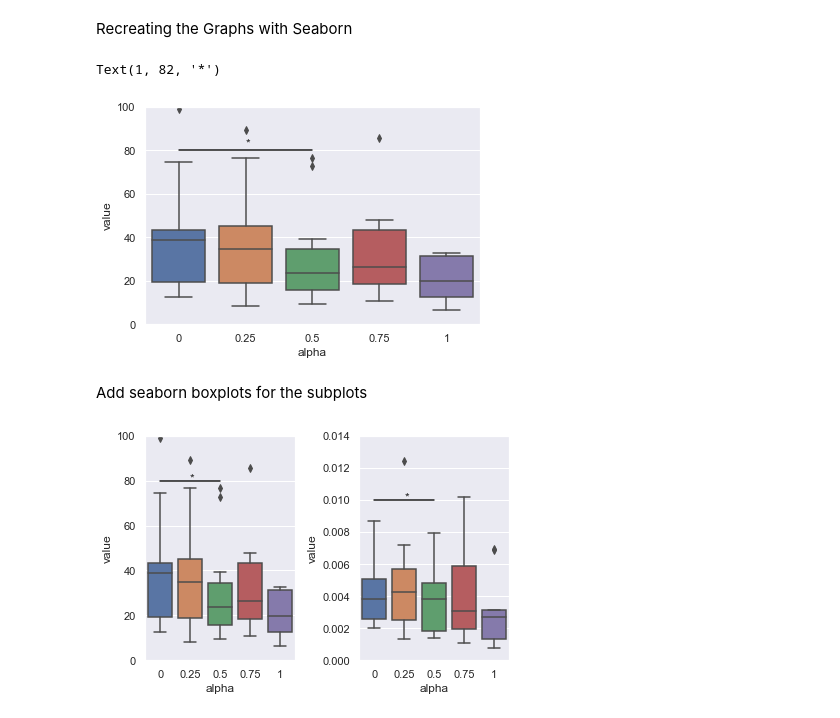
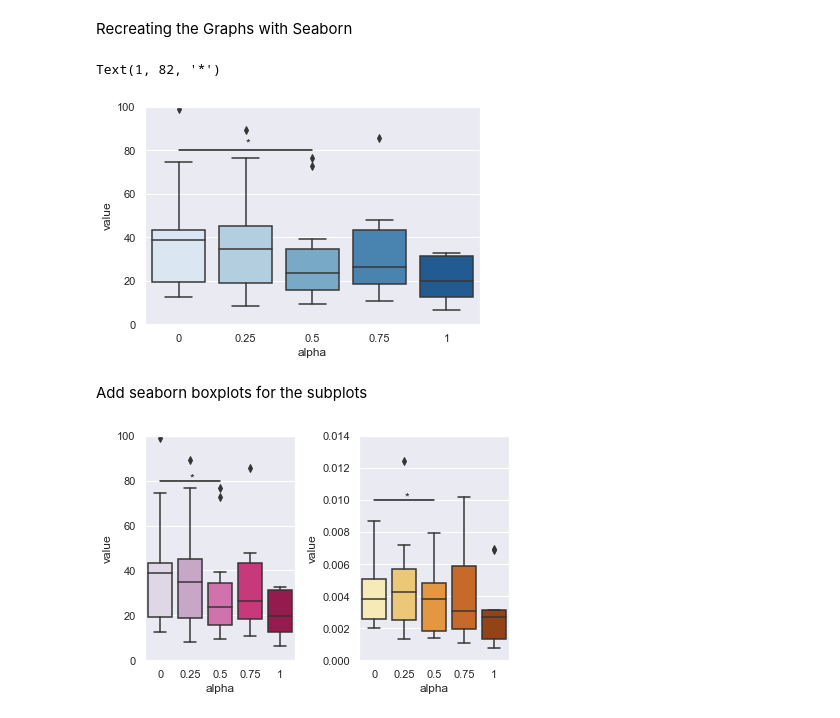
Before and after one commit to code2320/sensorimotor_fusion, a Jupyter notebook: analysis/Fusion analysis/example_plot.ipynb, the cells around one changed output. Cells and saved outputs as stored; diff of their text form; code cells hidden in the pictures.

Commit message:
updated plot colors to match matplotlib

```diff
--- a/analysis/Fusion analysis/example_plot.ipynb
+++ b/analysis/Fusion analysis/example_plot.ipynb
@@ -294,23 +294,23 @@ Recreating the Graphs with Seaborn
 # %%
 import seaborn as sns
 import pandas as pd #seaborn apparently works best with pandas
 
 labels = ['0','0.25','0.5','0.75','1'] #slider : EMG
 datas = MSEtvalues_
 
 #convert datas to pandas
 data = pd.DataFrame(datas)
 df = data.assign(alpha=labels)
 mdf = pd.melt(df, id_vars=['alpha'], var_name=['subject'])
-ax = sns.boxplot(y="value", x="alpha", data=mdf)
+ax = sns.boxplot(y="value", x="alpha", data=mdf, palette="Blues")
 ax.set_ylim([0, 100])
 locs= [0, 2] ##statistical significance between 0 and 0.5 on x axis
 y = [80, 80] ##how high the stat. sig. bar will be
 plt.plot(locs, y, "k-")
 plt.text(1, 82, "*")
 # %% [output]
 Text(1, 82, '*')
-[figure, old version]
+[figure, new version]
 # %% [markdown]
 Add seaborn boxplots for the subplots
 # %%
@@ -321,7 +321,7 @@ datas = [MSEtvalues_,MSEfvalues_]
 data1 = pd.DataFrame(datas[0])
 df = data1.assign(alpha=labels)
 mdf = pd.melt(df, id_vars=['alpha'], var_name=['subject'])
-sns.boxplot(y="value", x="alpha", data=mdf, ax=axes[0])
+sns.boxplot(y="value", x="alpha", data=mdf, ax=axes[0], palette="PuRd")
 axes[0].set_ylim([0, 100])
 axes[0].plot([0,2], [80, 80], "k-")
 axes[0].text(1, 80, "*")
@@ -329,11 +329,11 @@ axes[0].text(1, 80, "*")
 data1 = pd.DataFrame(datas[1])
 df = data1.assign(alpha=labels)
 mdf = pd.melt(df, id_vars=['alpha'], var_name=['subject'])
-sns.boxplot(y="value", x="alpha", data=mdf, ax=axes[1])
+sns.boxplot(y="value", x="alpha", data=mdf, ax=axes[1], palette="YlOrBr")
 axes[1].set_ylim([0, 1.4e-2])
 axes[1].plot([0,2], [0.01, 0.01], "k-")
 axes[1].text(1, 0.01, "*")
 plt.tight_layout()
 plt.show()
 # %% [output]
-[figure, old version]
+[figure, new version]
```
